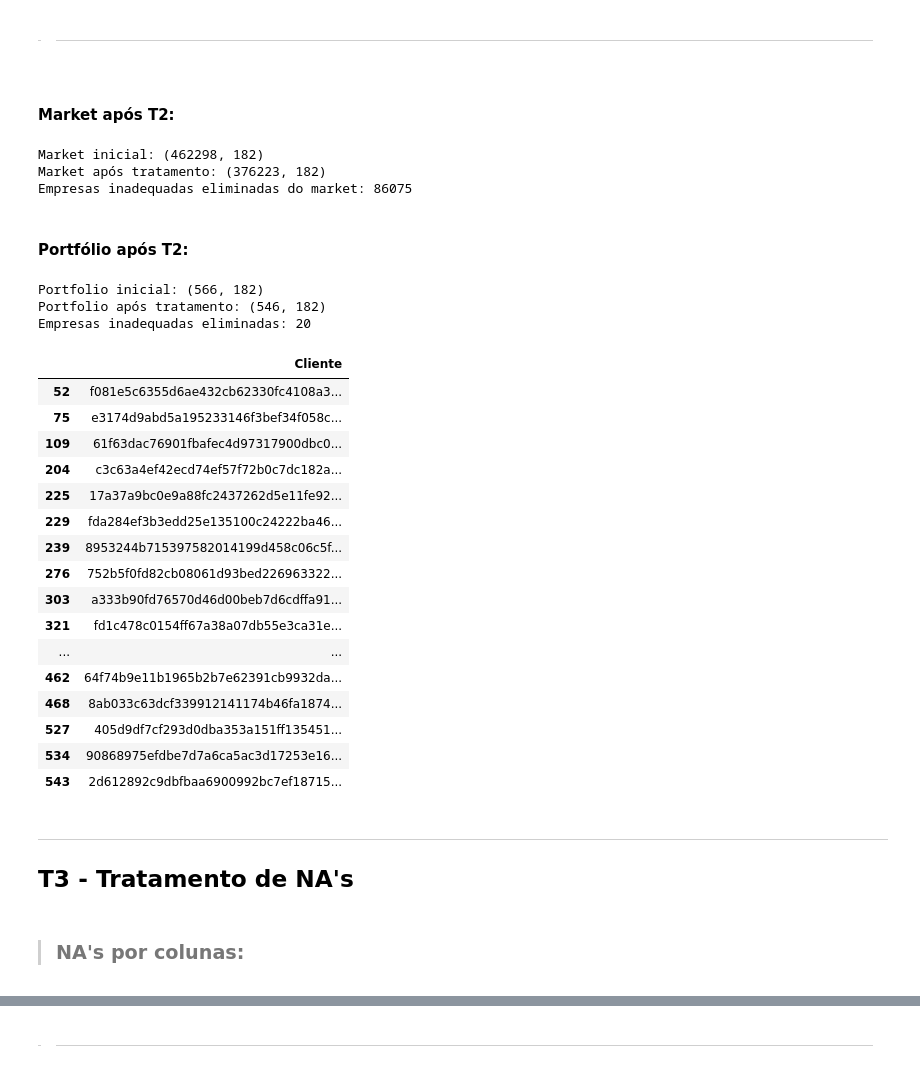
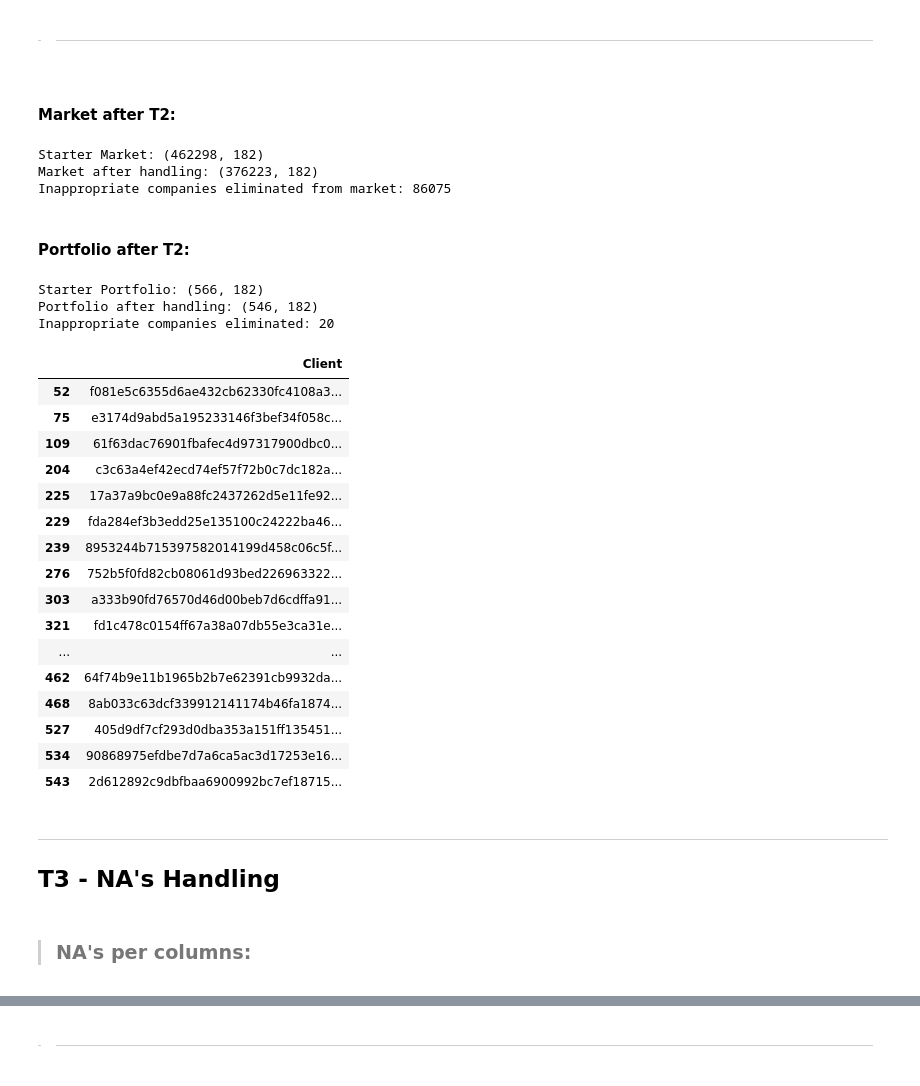
Before and after one commit to codenation-dev/squad-4-ad-data-science-1, a Jupyter notebook: analysis/CN-Rec_KNN.ipynb, the cells around one changed output, grey strips where cells are left out. Saved outputs shown, nothing was run; the diff lists cells and outputs as text; code cells hidden in the pictures.

```diff
--- a/analysis/CN-Rec_KNN.ipynb
+++ b/analysis/CN-Rec_KNN.ipynb
@@ -253,44 +257,44 @@ market_T2 = market_T2[(market_T2['qt_coligados_suspensa'] + market_T2['qt_coliga
 # %% [markdown]
 > ***
 # %% [markdown]
-#### Market após T2:
+#### Market after T2:
 # %%
-# Comparativo:
-print('Market inicial:', market_T1.shape)
-print('Market após tratamento:', market_T2.shape)
-print('Empresas inadequadas eliminadas do market:', market_T1.shape[0] - market_T2.shape[0])
+# Comparative:
+print('Starter Market:', market_T1.shape)
+print('Market after handling:', market_T2.shape)
+print('Inappropriate companies eliminated from market:', market_T1.shape[0] - market_T2.shape[0])
 # %% [output]
-Market inicial: (462298, 182)
-Market após tratamento: (376223, 182)
-Empresas inadequadas eliminadas do market: 86075
+Starter Market: (462298, 182)
+Market after handling: (376223, 182)
+Inappropriate companies eliminated from market: 86075
 # %% [markdown]
-#### Portfólio após T2:
+#### Portfolio after T2:
 # %%
-# portfolio apenas com empresas adequadas:
+# portfolio only with good companies:
 portfolio_T2 = pd.DataFrame(portfolio['id'])
 portfolio_T2['Tr_exc'] = portfolio_T2['id'].isin(market_T2['id'])
 portfolio_T2 = portfolio_T2[portfolio_T2['Tr_exc'] == True]
 portfolio_T2 = portfolio_T2.drop(['Tr_exc'], axis = 1)
 portfolio_T2 = pd.merge(portfolio_T2, market_T2, on='id', how='left')
 
-# Comparação:
-print('Portfolio inicial:', portfolio_T1.shape)
-print('Portfolio após tratamento:', portfolio_T2.shape)
-print('Empresas inadequadas eliminadas:', portfolio_T1.shape[0] - portfolio_T2.shape[0])
+# Comparative:
+print('Starter Portfolio:', portfolio_T1.shape)
+print('Portfolio after handling:', portfolio_T2.shape)
+print('Inappropriate companies eliminated:', portfolio_T1.shape[0] - portfolio_T2.shape[0])
 # %% [output]
-Portfolio inicial: (566, 182)
-Portfolio após tratamento: (546, 182)
-Empresas inadequadas eliminadas: 20
+Starter Portfolio: (566, 182)
+Portfolio after handling: (546, 182)
+Inappropriate companies eliminated: 20
 # %%
-# Clientes do portfólio que estão em situação inadequada:
-portfolio_inadequadas = pd.DataFrame()
-portfolio_inadequadas['Cliente'] = portfolio['id']
-portfolio_inadequadas['Regular'] = portfolio['id'].isin(portfolio_T2['id'])
-portfolio_inadequadas = portfolio_inadequadas[portfolio_inadequadas['Regular'] == False]
-portfolio_inadequadas = portfolio_inadequadas.drop(['Regular'], axis = 1)
-portfolio_inadequadas
+# Portfolio Clients Who Are Inappropriate Situation:
+portfolio_inappropriate = pd.DataFrame()
+portfolio_inappropriate['Client'] = portfolio['id']
+portfolio_inappropriate['Regular'] = portfolio['id'].isin(portfolio_T2['id'])
+portfolio_inappropriate = portfolio_inappropriate[portfolio_inappropriate['Regular'] == False]
+portfolio_inappropriate = portfolio_inappropriate.drop(['Regular'], axis = 1)
+portfolio_inappropriate
 # %% [output]
-|  | Cliente |
+|  | Client |
 | 52 | f081e5c6355d6ae432cb62330fc4108a3... |
 | 75 | e3174d9abd5a195233146f3bef34f058c... |
 | 109 | 61f63dac76901fbafec4d97317900dbc0... |
@@ -309,7 +313,7 @@ portfolio_inadequadas
 | 543 | 2d612892c9dbfbaa6900992bc7ef18715... |
 # %% [markdown]
 ***
-## T3 - Tratamento de NA's
+## T3 - NA's Handling
 # %% [markdown]
-> ### NA's por colunas:
+> ### NA's per columns:
 # %%
```
Also changed, not shown: parts of 174 cells of this notebook.
